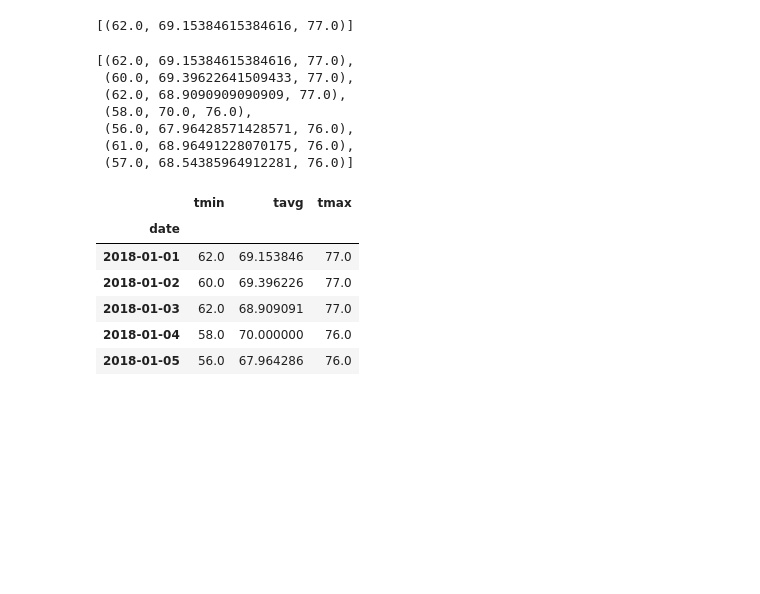
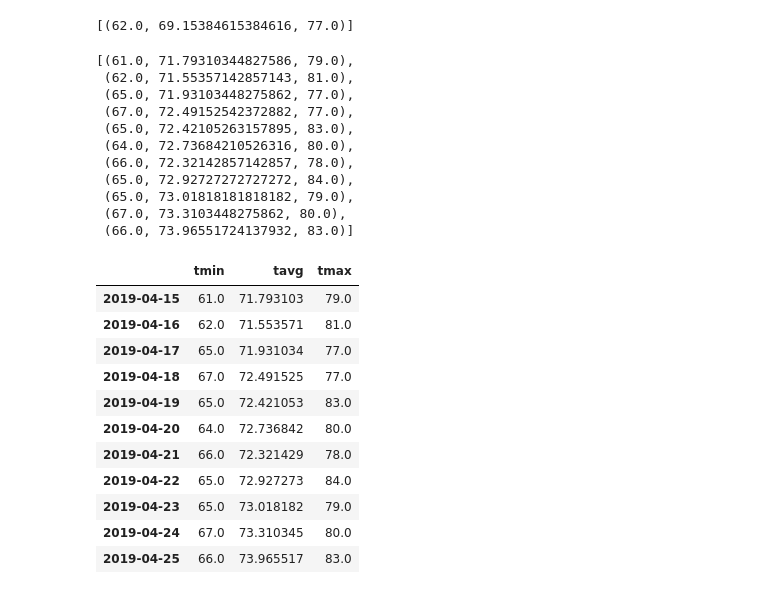
Before and after one commit to peterjorphan/10-SQLAlchemy, a Jupyter notebook: climate_starter.ipynb, the cells around one changed output. Drawn from its saved outputs; the diff is of its cells as text; code cells hidden in the pictures; blank space fills up the shorter version.

```diff
--- a/climate_starter.ipynb
+++ b/climate_starter.ipynb
@@ -17,7 +17,7 @@ from sqlalchemy.ext.automap import automap_base
 from sqlalchemy.orm import Session
 from sqlalchemy import create_engine, func
 # %%
-engine = create_engine("sqlite:///Resources/hawaii.sqlite")
+engine = create_engine("sqlite:///Resources/hawaii.sqlite", connect_args={'check_same_thread':False})
 conn = engine.connect()
 # %%
 # reflect an existing database into a new model
@@ -250,29 +250,46 @@ daily_normals("01-01")
 # push each tuple of calculations into a list called `normals`
 
 # Set the start and end date of the trip
+start = dt.datetime.strptime(StartDate, "%Y-%m-%d").date()
+end = dt.datetime.strptime(EndDate, "%Y-%m-%d").date()
 
 # Use the start and end date to create a range of dates
+date_range = [start + dt.timedelta(days=i) for i in range((end-start).days+1)]
 
 # Stip off the year and save a list of %m-%d strings
+date_list = [i.strftime("%m-%d") for i in date_range]
 
 # Loop through the list of %m-%d strings and calculate the normals for each date
+normals = [daily_normals(i)[0] for i in date_list]
+normals
 # %% [output]
-[(62.0, 69.15384615384616, 77.0),
- (60.0, 69.39622641509433, 77.0),
- (62.0, 68.9090909090909, 77.0),
- (58.0, 70.0, 76.0),
- (56.0, 67.96428571428571, 76.0),
- (61.0, 68.96491228070175, 76.0),
- (57.0, 68.54385964912281, 76.0)]
+[(61.0, 71.79310344827586, 79.0),
+ (62.0, 71.55357142857143, 81.0),
+ (65.0, 71.93103448275862, 77.0),
+ (67.0, 72.49152542372882, 77.0),
+ (65.0, 72.42105263157895, 83.0),
+ (64.0, 72.73684210526316, 80.0),
+ (66.0, 72.32142857142857, 78.0),
+ (65.0, 72.92727272727272, 84.0),
+ (65.0, 73.01818181818182, 79.0),
+ (67.0, 73.3103448275862, 80.0),
+ (66.0, 73.96551724137932, 83.0)]
 # %%
 # Load the previous query results into a Pandas DataFrame and add the `trip_dates` range as the `date` index
+normals_df = pd.DataFrame(normals, columns=['tmin', 'tavg', 'tmax'], index=date_range)
+normals_df
 # %% [output]
 |  | tmin | tavg | tmax |
-| date |  |  |  |
-| 2018-01-01 | 62.0 | 69.153846 | 77.0 |
-| 2018-01-02 | 60.0 | 69.396226 | 77.0 |
-| 2018-01-03 | 62.0 | 68.909091 | 77.0 |
-| 2018-01-04 | 58.0 | 70.000000 | 76.0 |
-| 2018-01-05 | 56.0 | 67.964286 | 76.0 |
+| 2019-04-15 | 61.0 | 71.793103 | 79.0 |
+| 2019-04-16 | 62.0 | 71.553571 | 81.0 |
+| 2019-04-17 | 65.0 | 71.931034 | 77.0 |
+| 2019-04-18 | 67.0 | 72.491525 | 77.0 |
+| 2019-04-19 | 65.0 | 72.421053 | 83.0 |
+| 2019-04-20 | 64.0 | 72.736842 | 80.0 |
+| 2019-04-21 | 66.0 | 72.321429 | 78.0 |
+| 2019-04-22 | 65.0 | 72.927273 | 84.0 |
+| 2019-04-23 | 65.0 | 73.018182 | 79.0 |
+| 2019-04-24 | 67.0 | 73.310345 | 80.0 |
+| 2019-04-25 | 66.0 | 73.965517 | 83.0 |
 # %%
 # Plot the daily normals as an area plot with `stacked=False`
```
Also changed, not shown: parts of 3 cells of this notebook, 1 other file.
